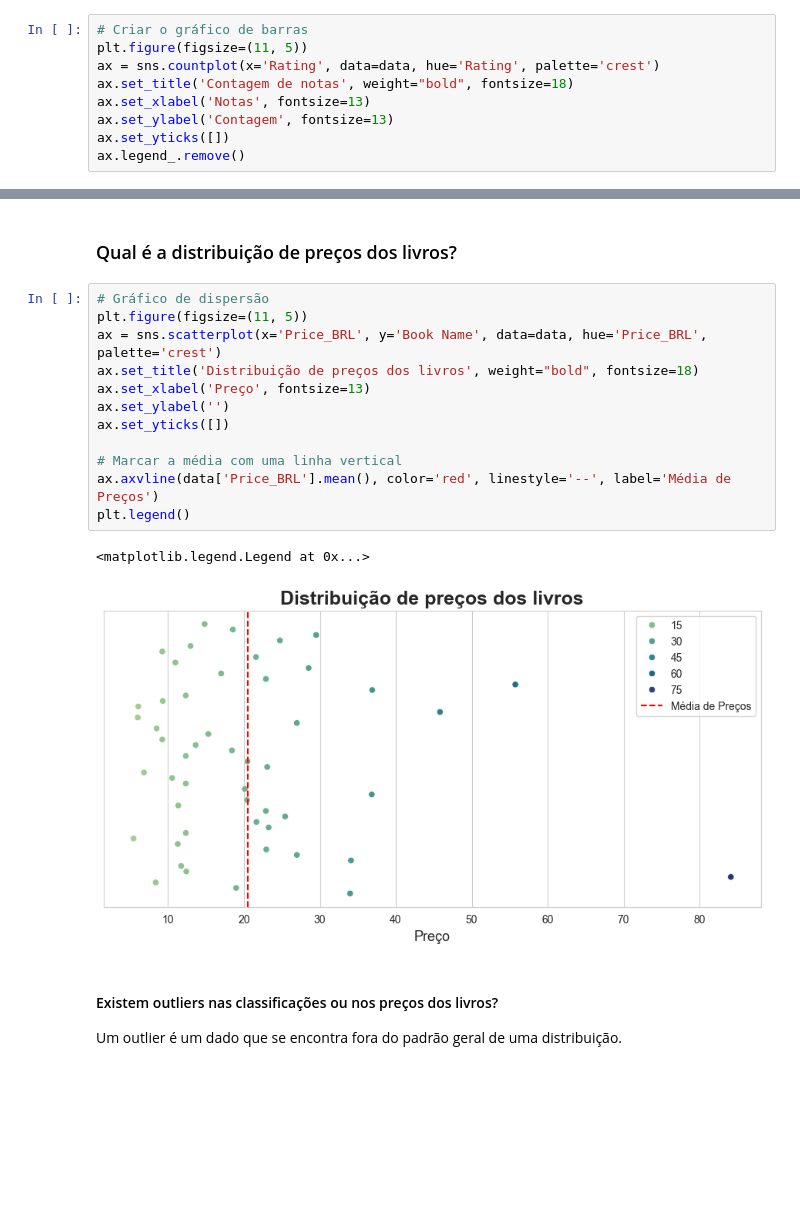
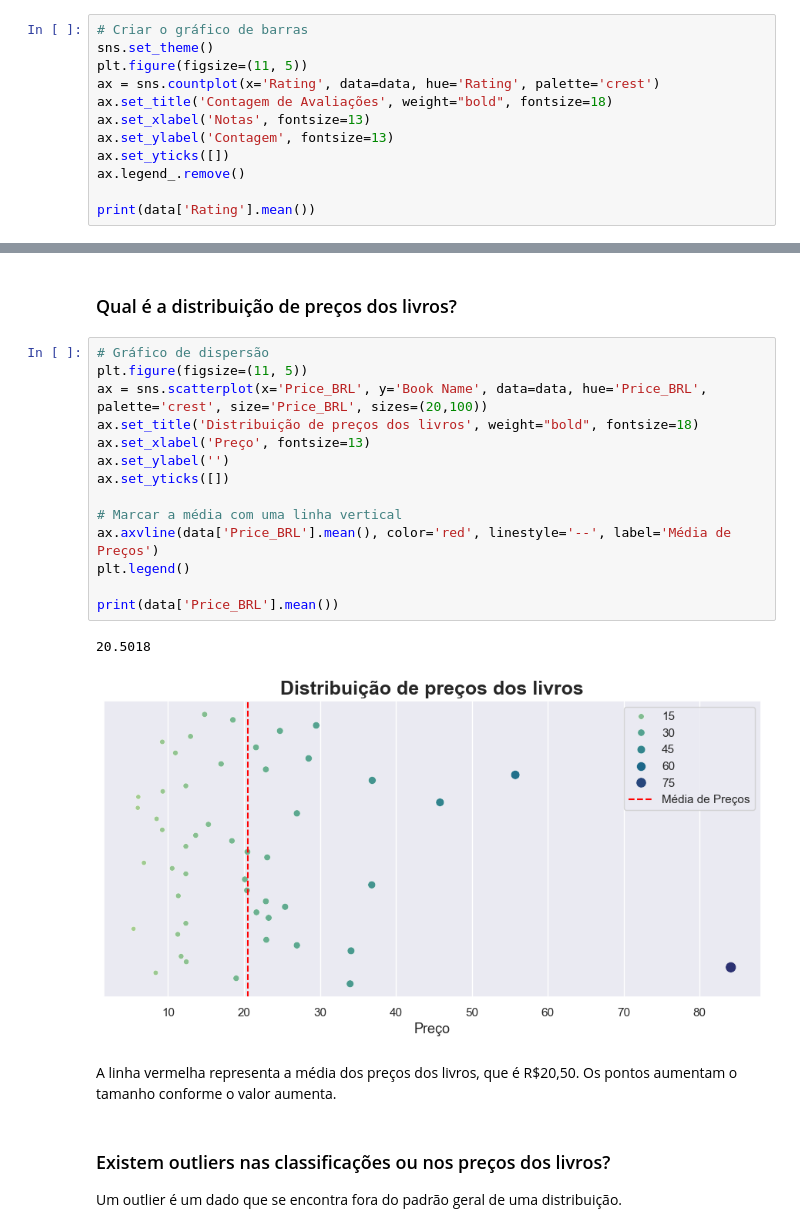
Before and after one commit to kellymartina/analise-amazon-bestselling-books, a Jupyter notebook: amazon-bestselling-books.ipynb, the cells around one changed output, grey strips where cells are left out. Cells and saved outputs as stored; diff of their text form; blank space fills up the shorter version.

```diff
--- a/amazon-bestselling-books.ipynb
+++ b/amazon-bestselling-books.ipynb
@@ -58,10 +58,13 @@ data.head()
 # %%
 # Criar o gráfico de barras
+sns.set_theme()
 plt.figure(figsize=(11, 5))
 ax = sns.countplot(x='Rating', data=data, hue='Rating', palette='crest')
-ax.set_title('Contagem de notas', weight="bold", fontsize=18)
+ax.set_title('Contagem de Avaliações', weight="bold", fontsize=18)
 ax.set_xlabel('Notas', fontsize=13)
 ax.set_ylabel('Contagem', fontsize=13)
 ax.set_yticks([])
 ax.legend_.remove()
+
+print(data['Rating'].mean())
 # %% [output]
@@ -107,20 +131,25 @@ print(top_books_df)
 # %%
 # Gráfico de dispersão
 plt.figure(figsize=(11, 5))
-ax = sns.scatterplot(x='Price_BRL', y='Book Name', data=data, hue='Price_BRL', palette='crest')
+ax = sns.scatterplot(x='Price_BRL', y='Book Name', data=data, hue='Price_BRL', palette='crest', size='Price_BRL', sizes=(20,100))
 ax.set_title('Distribuição de preços dos livros', weight="bold", fontsize=18)
 ax.set_xlabel('Preço', fontsize=13)
 ax.set_ylabel('')
 ax.set_yticks([])
 
 # Marcar a média com uma linha vertical
 ax.axvline(data['Price_BRL'].mean(), color='red', linestyle='--', label='Média de Preços')
 plt.legend()
+
+print(data['Price_BRL'].mean())
 # %% [output]
-<matplotlib.legend.Legend at 0x...>
+20.5018
-[figure, old version]
+[figure, new version]
+# %% [markdown]
+A linha vermelha representa a média dos preços dos livros, que é R$20,50.
+Os pontos aumentam o tamanho conforme o valor aumenta.
 # %% [markdown]
-#### Existem outliers nas classificações ou nos preços dos livros?
+### Existem outliers nas classificações ou nos preços dos livros?
 Um outlier é um dado que se encontra fora do padrão geral de uma distribuição.
 # %%
 # Calcular o intervalo interquartil (IQR)
```
Also changed, not shown: parts of 9 cells of this notebook.
